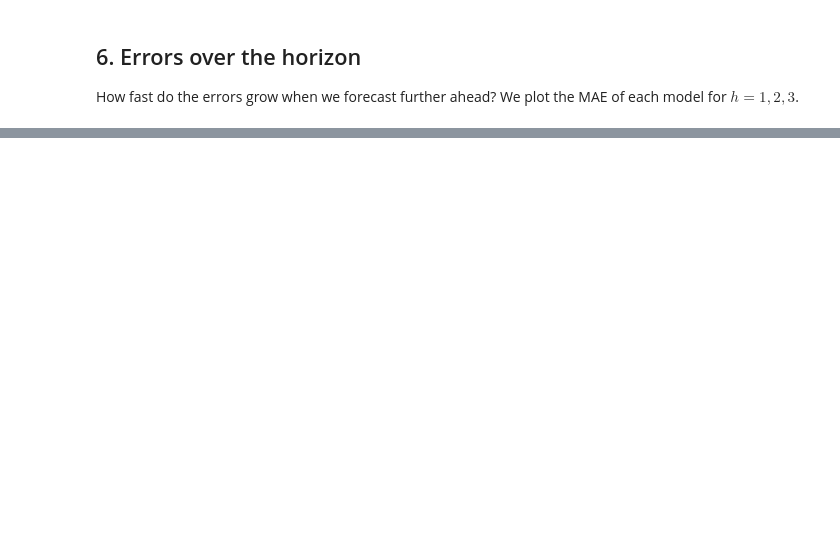
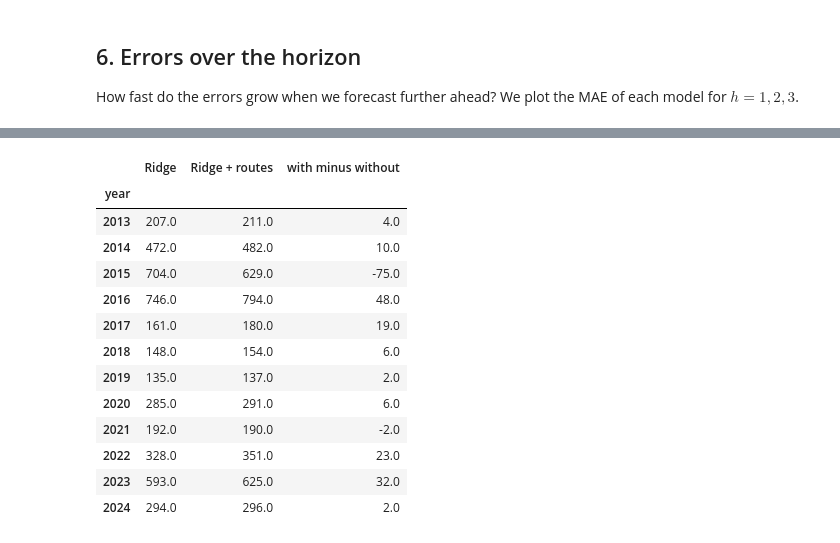
Before and after one commit to axe3010/dsf-asylum-forecast-II, a Jupyter notebook: code/03_evaluate.ipynb, the cells around one changed output, grey strips where cells are left out. Cells and saved outputs as stored; diff of their text form; code cells hidden in the pictures; blank space fills up the shorter version.

```diff
--- a/code/03_evaluate.ipynb
+++ b/code/03_evaluate.ipynb
@@ -268,0 +352,20 @@ plt.show()
+# %%
+# Year by year at h = 2: MAE of Ridge without and with the routes, and the difference
+ridge_years = by_year[["Ridge", "Ridge + routes"]].copy()
+ridge_years["with minus without"] = ridge_years["Ridge + routes"] - ridge_years["Ridge"]
+ridge_years
+# %% [output]
+|  | Ridge | Ridge + routes | with minus without |
+| year |  |  |  |
+| 2013 | 207.0 | 211.0 | 4.0 |
+| 2014 | 472.0 | 482.0 | 10.0 |
+| 2015 | 704.0 | 629.0 | -75.0 |
+| 2016 | 746.0 | 794.0 | 48.0 |
+| 2017 | 161.0 | 180.0 | 19.0 |
+| 2018 | 148.0 | 154.0 | 6.0 |
+| 2019 | 135.0 | 137.0 | 2.0 |
+| 2020 | 285.0 | 291.0 | 6.0 |
+| 2021 | 192.0 | 190.0 | -2.0 |
+| 2022 | 328.0 | 351.0 | 23.0 |
+| 2023 | 593.0 | 625.0 | 32.0 |
+| 2024 | 294.0 | 296.0 | 2.0 |
```
Also changed, not shown: parts of 20 cells of this notebook, 9 other files.
